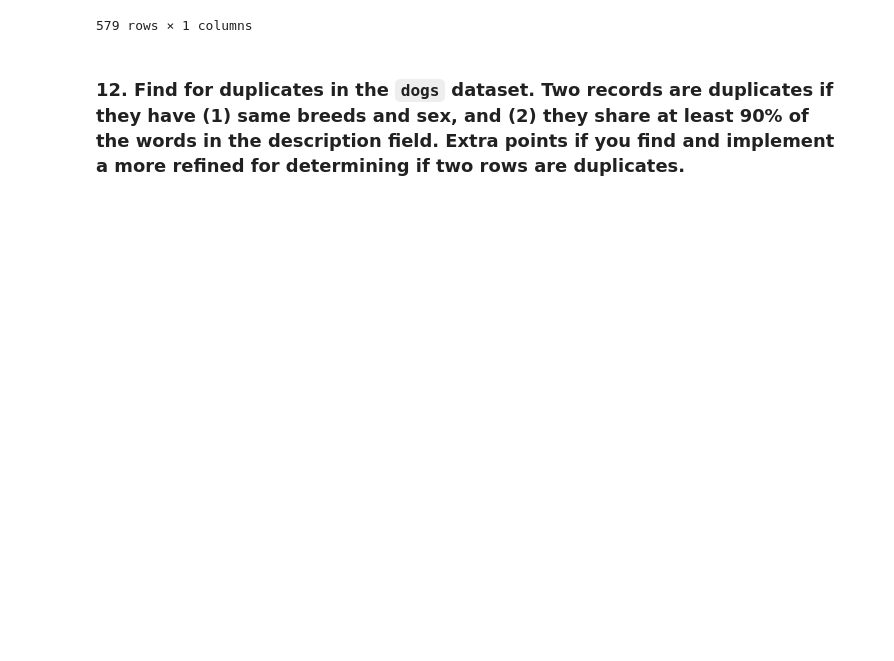
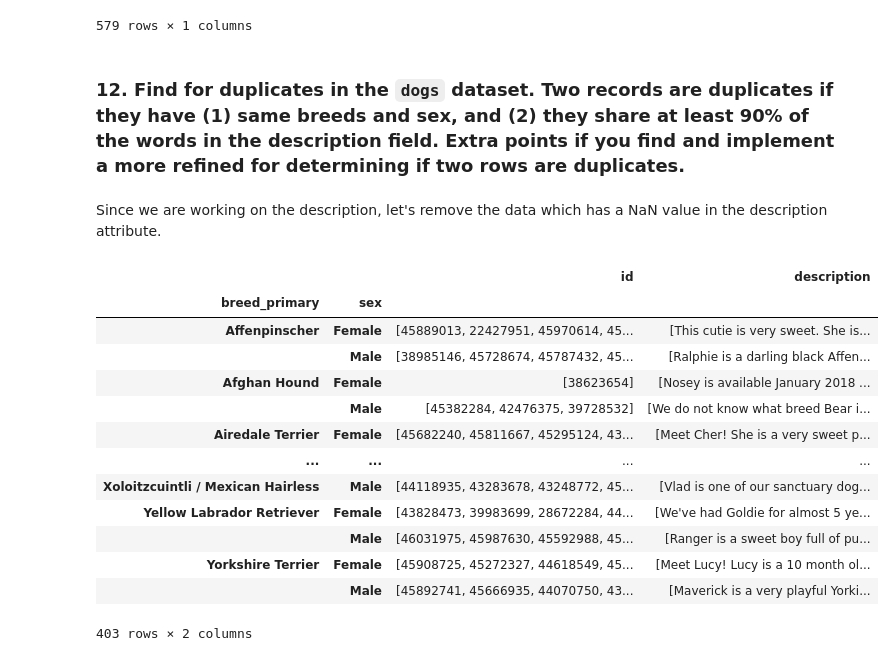
Before and after one commit to CoroTheBoss/CS-project, a Jupyter notebook: notebook.ipynb, the cells around one changed output. Drawn from its saved outputs; the diff is of its cells as text; code cells hidden in the pictures; blank space fills up the shorter version.

```diff
--- a/notebook.ipynb
+++ b/notebook.ipynb
@@ -302,3 +302,26 @@ time_tab_3
 579 rows × 1 columns
 # %% [markdown]
 ### 12. Find for duplicates in the `dogs` dataset. Two records are duplicates if they have (1) same breeds and sex, and (2) they share at least 90% of the words in the description field. Extra points if you find and implement a more refined for determining if two rows are duplicates.
+# %% [markdown]
+Since we are working on the description, let's remove the data which has a NaN value in the description attribute.
+# %%
+# Removing data with NaN description
+dog_2 = dog[pd.notnull(dog["description"])]
+# Grouping by breed and sex
+dog_2 = dog_2.groupby(["breed_primary", "sex"])[["id", "description"]].agg(lambda x: list(x))
+dog_2
+# %% [output]
+|  |  | id | description |
+| breed_primary | sex |  |  |
+| Affenpinscher | Female | [45889013, 22427951, 45970614, 45... | [This cutie is very sweet. She is... |
+|  | Male | [38985146, 45728674, 45787432, 45... | [Ralphie is a darling black Affen... |
+| Afghan Hound | Female | [38623654] | [Nosey is available January 2018 ... |
+|  | Male | [45382284, 42476375, 39728532] | [We do not know what breed Bear i... |
+| Airedale Terrier | Female | [45682240, 45811667, 45295124, 43... | [Meet Cher! She is a very sweet p... |
+| ... | ... | ... | ... |
+| Xoloitzcuintli / Mexican Hairless | Male | [44118935, 43283678, 43248772, 45... | [Vlad is one of our sanctuary dog... |
+| Yellow Labrador Retriever | Female | [43828473, 39983699, 28672284, 44... | [We've had Goldie for almost 5 ye... |
+|  | Male | [46031975, 45987630, 45592988, 45... | [Ranger is a sweet boy full of pu... |
+| Yorkshire Terrier | Female | [45908725, 45272327, 44618549, 45... | [Meet Lucy! Lucy is a 10 month ol... |
+|  | Male | [45892741, 45666935, 44070750, 43... | [Maverick is a very playful Yorki... |
+403 rows × 2 columns
```
Also changed, not shown: parts of 1 cell of this notebook.
